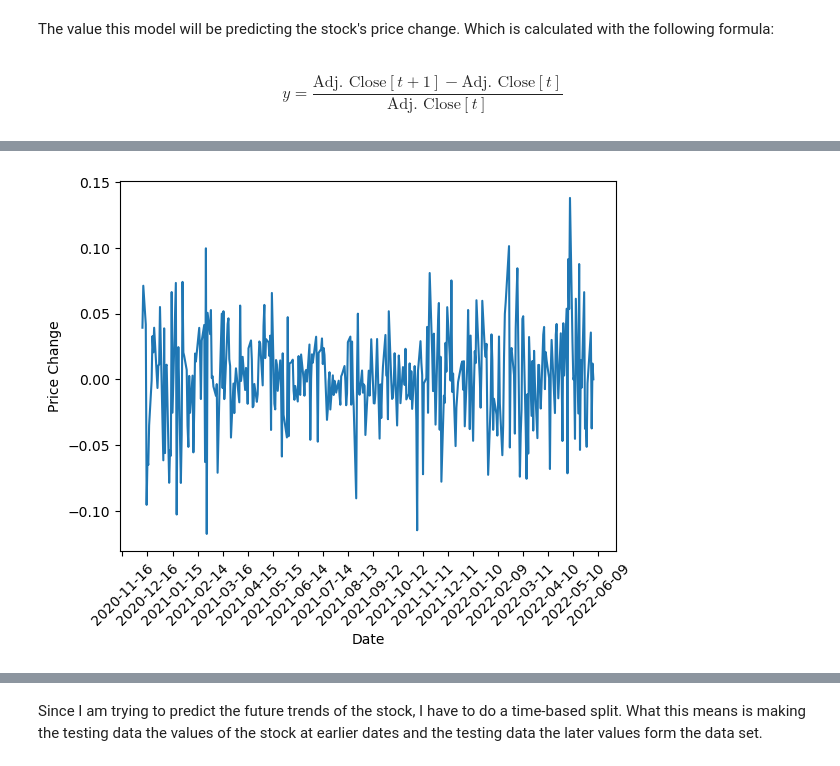
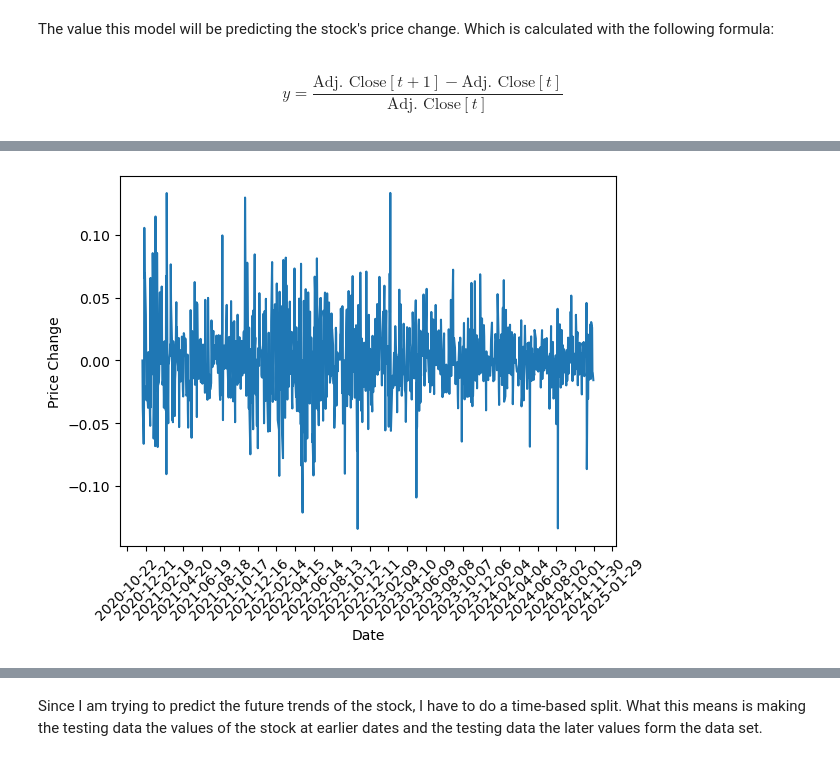
Before and after one commit to Lorant7/airbnb_stock_prediction, a Jupyter notebook: notebooks/model.ipynb, the cells around one changed output, grey strips where cells are left out. Saved outputs shown, nothing was run; the diff lists cells and outputs as text; code cells hidden in the pictures.

Commit message:
saved models, added more data, and begun accuracy measuring

```diff
--- a/notebooks/model.ipynb
+++ b/notebooks/model.ipynb
@@ -68,7 +69,8 @@ Requirement already satisfied: idna<4,>=2.5 in c:\users\jtlor\anaconda3\envs\bas
 Requirement already satisfied: urllib3<3,>=1.21.1 in c:\users\jtlor\anaconda3\envs\basic_lr\lib\site-packages (from requests->huggingface_hub) (2.2.3)
 Requirement already satisfied: certifi>=2017.4.17 in c:\users\jtlor\anaconda3\envs\basic_lr\lib\site-packages (from requests->huggingface_hub) (2024.8.30)
 # %%
-df = pd.read_csv("hf://datasets/nateraw/airbnb-stock-price/airbnb-stock-price.zip")
+# df = pd.read_csv("hf://datasets/nateraw/airbnb-stock-price/airbnb-stock-price.zip")
+df = pd.read_csv("../data/24_11_29-ABNB_5y_history.csv")
 # %%
 df.head()
 # %% [output]
@@ -112,5 +122,6 @@ Name: Date, dtype: datetime64[ns]
 # %%
-df['Date'] = pd.to_datetime(df['Date'], format='%m/%d/%y')
+# df['Date'] = pd.to_datetime(df['Date'], format='%m/%d/%y')
+df['Date'] = pd.to_datetime(df['Date'], utc=True)
 print(type(df['Date'][0]))
 print(df.head())
 # %% [output]
@@ -235,6 +251,7 @@ The value this model will be predicting the stock's price change. Which is calcu
 
 $$ y = \frac{\text{Adj. Close}[t+1] - \text{Adj. Close}[t]}{\text{Adj. Close}[t]} $$
 # %%
-df['price_change'] = df['Adj.Close'].pct_change()
+# df['price_change'] = df['Adj.Close'].pct_change()
+df['price_change'] = df['Close'].pct_change()
 df.head()
 # %% [output]
@@ -276,13 +295,13 @@ df.head()
 # %%
 plt.plot(df['Date'], df['price_change'])
 plt.xlabel('Date')
 plt.ylabel('Price Change')
-plt.gca().xaxis.set_major_locator(mdates.DayLocator(interval=30))
+plt.gca().xaxis.set_major_locator(mdates.DayLocator(interval=60))
 plt.gca().xaxis.set_major_formatter(mdates.DateFormatter('%Y-%m-%d'))
 plt.xticks(rotation=45)
 plt.show()
 # %% [output]
-[figure, old version]
+[figure, new version]
 # %%
 df.head()
 # %% [output]
```
Also changed, not shown: parts of 34 cells of this notebook, 2 other files.
